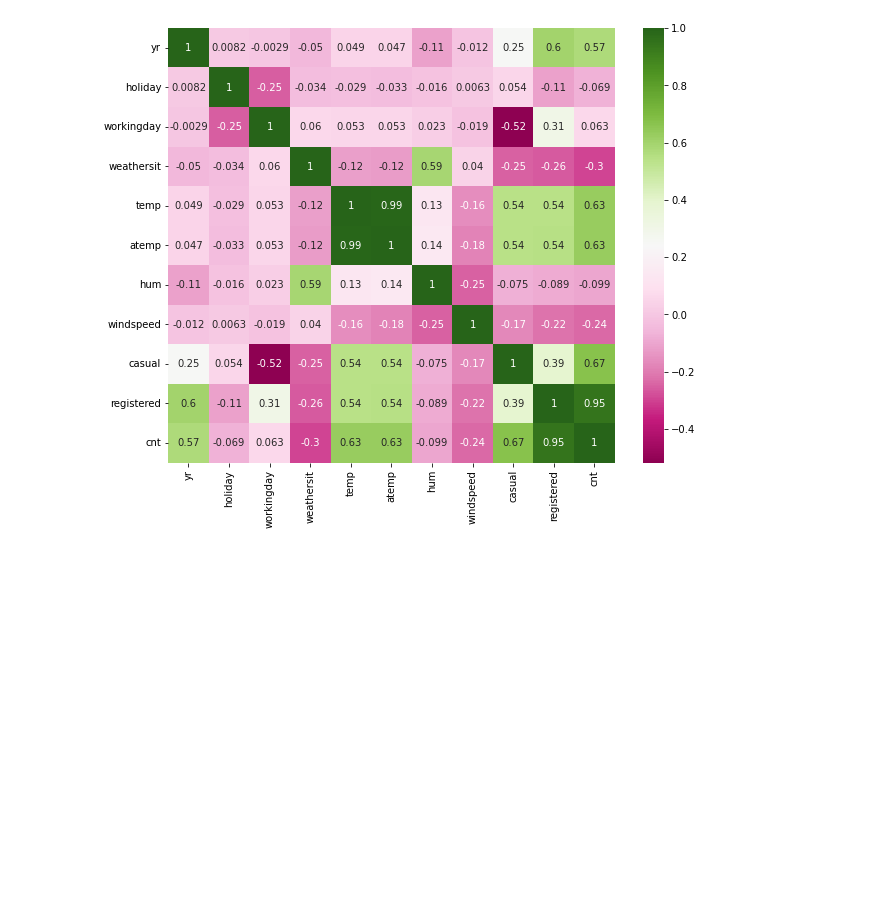
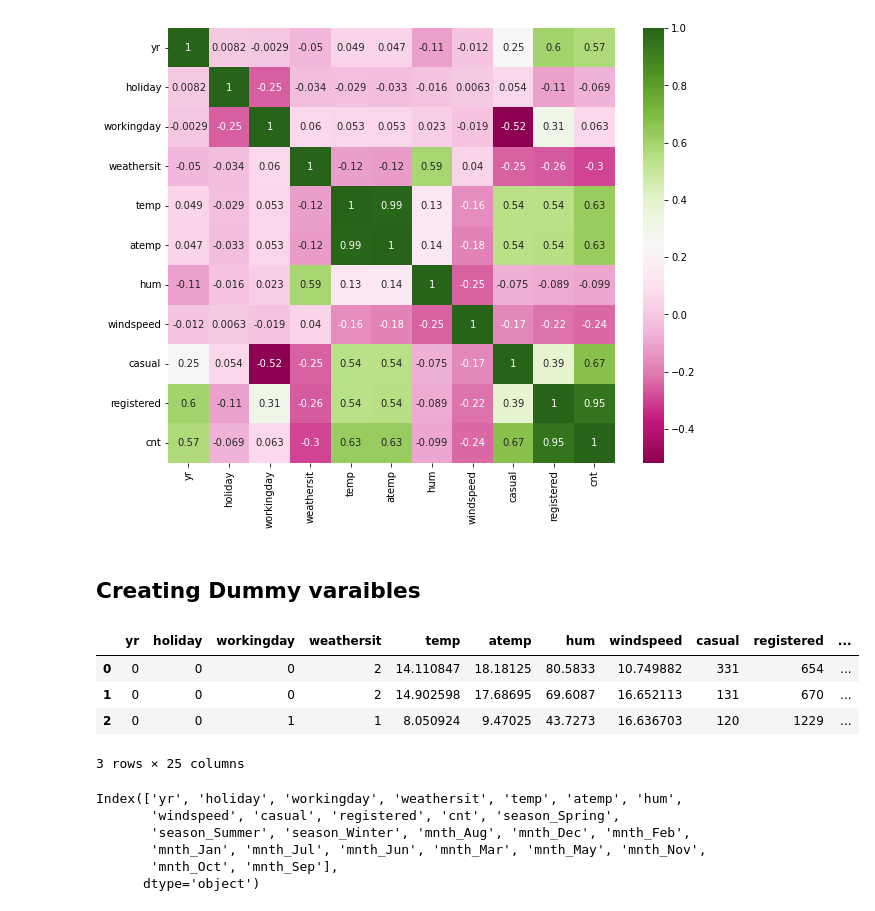
Before and after one commit to MrChetanDesai/Linear_Regression_Assignment, a Jupyter notebook: data_processing_modeling.ipynb, the cells around one changed output. Drawn from its saved outputs; the diff is of its cells as text; code cells hidden in the pictures; blank space fills up the shorter version.

Commit message:
dummies to categorical variables

```diff
--- a/data_processing_modeling.ipynb
+++ b/data_processing_modeling.ipynb
@@ -191,3 +192,25 @@ sns.heatmap(cor, cmap="PiYG", annot = True)
 plt.show()
 # %% [output]
 [figure]
+# %% [markdown]
+## Creating Dummy varaibles
+# %%
+#creating dummy variables for categorical variables
+Bike_Sharing = pd.get_dummies(data=Bike_Sharing,columns=["season","mnth","weekday"],drop_first=True)
+# %%
+Bike_Sharing.head(3)
+# %% [output]
+|  | yr | holiday | workingday | weathersit | temp | atemp | hum | windspeed | casual | registered | ... |
+| 0 | 0 | 0 | 0 | 2 | 14.110847 | 18.18125 | 80.5833 | 10.749882 | 331 | 654 | ... |
+| 1 | 0 | 0 | 0 | 2 | 14.902598 | 17.68695 | 69.6087 | 16.652113 | 131 | 670 | ... |
+| 2 | 0 | 0 | 1 | 1 | 8.050924 | 9.47025 | 43.7273 | 16.636703 | 120 | 1229 | ... |
+3 rows × 25 columns
+# %%
+Bike_Sharing.columns
+# %% [output]
+Index(['yr', 'holiday', 'workingday', 'weathersit', 'temp', 'atemp', 'hum',
+       'windspeed', 'casual', 'registered', 'cnt', 'season_Spring',
+       'season_Summer', 'season_Winter', 'mnth_Aug', 'mnth_Dec', 'mnth_Feb',
+       'mnth_Jan', 'mnth_Jul', 'mnth_Jun', 'mnth_Mar', 'mnth_May', 'mnth_Nov',
+       'mnth_Oct', 'mnth_Sep'],
+      dtype='object')
```
Also changed, not shown: parts of 2 cells of this notebook.
